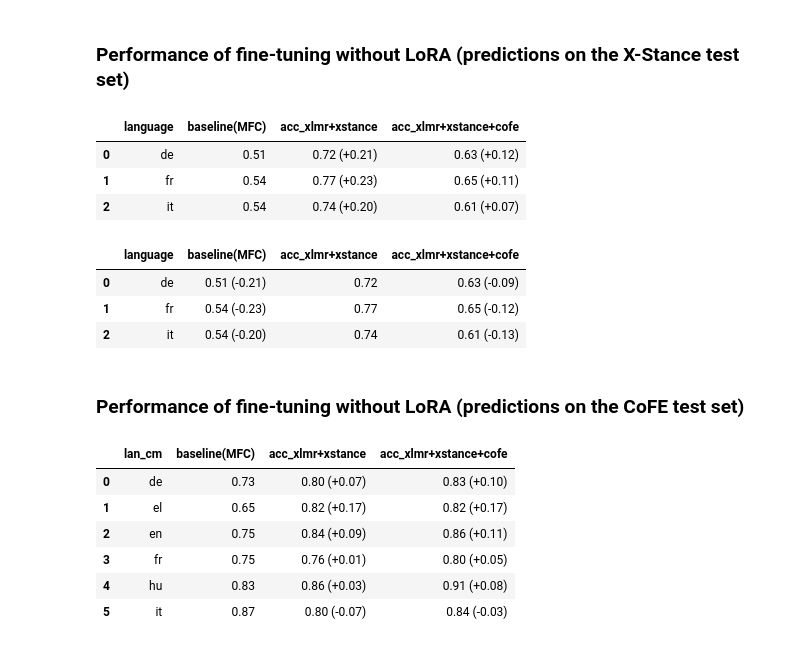
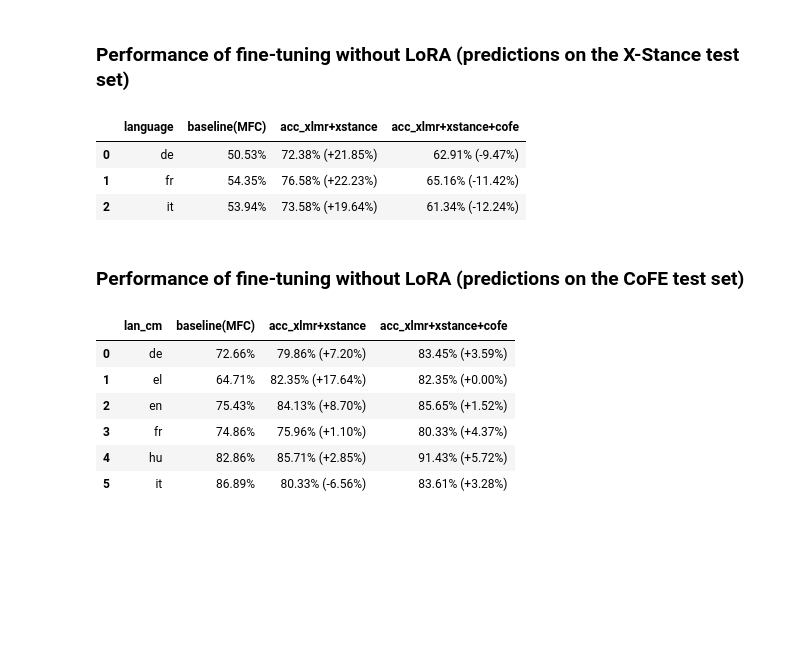
Before and after one commit to NazaninShafiabadi/StanceDetection, a Jupyter notebook: analysis/CoFE.ipynb, the cells around one changed output. Saved outputs shown, nothing was run; the diff lists cells and outputs as text; code cells hidden in the pictures; blank space fills up the shorter version.

```diff
--- a/analysis/CoFE.ipynb
+++ b/analysis/CoFE.ipynb
@@ -102,19 +102,12 @@ all_acc = reduce(lambda left, right: pd.merge(left, right, on='language'), [
     xlmr_xstance_cofe_acc.rename(columns={'accuracy': 'acc_xlmr+xstance+cofe'})
 ])
 
-add_accuracy_diff(all_acc, 'baseline(MFC)')
+add_accuracy_diff(all_acc, 'baseline(MFC)', diff_mode='previous')
 # %% [output]
 |  | language | baseline(MFC) | acc_xlmr+xstance | acc_xlmr+xstance+cofe |
-| 0 | de | 0.51 | 0.72 (+0.21) | 0.63 (+0.12) |
-| 1 | fr | 0.54 | 0.77 (+0.23) | 0.65 (+0.11) |
-| 2 | it | 0.54 | 0.74 (+0.20) | 0.61 (+0.07) |
+| 0 | de | 50.53% | 72.38% (+21.85%) | 62.91% (-9.47%) |
+| 1 | fr | 54.35% | 76.58% (+22.23%) | 65.16% (-11.42%) |
+| 2 | it | 53.94% | 73.58% (+19.64%) | 61.34% (-12.24%) |
-# %%
-add_accuracy_diff(all_acc, 'acc_xlmr+xstance')
-# %% [output]
-|  | language | baseline(MFC) | acc_xlmr+xstance | acc_xlmr+xstance+cofe |
-| 0 | de | 0.51 (-0.21) | 0.72 | 0.63 (-0.09) |
-| 1 | fr | 0.54 (-0.23) | 0.77 | 0.65 (-0.12) |
-| 2 | it | 0.54 (-0.20) | 0.74 | 0.61 (-0.13) |
 # %% [markdown]
 ### Performance of fine-tuning without LoRA (predictions on the CoFE test set)
 # %%
@@ -129,21 +122,21 @@ xlmr_xstance_cofe_acc = compute_accuracy(xlmr_xstance_cofe_preds, 'label', 'pred
 # %%
 # All accuracies combined
 
 all_acc = reduce(lambda left, right: pd.merge(left, right, on='lan_cm'), [
     baseline_acc.rename(columns={'accuracy': 'baseline(MFC)'}),
     xlmr_xstance_acc.rename(columns={'accuracy': 'acc_xlmr+xstance'}),
     xlmr_xstance_cofe_acc.rename(columns={'accuracy': 'acc_xlmr+xstance+cofe'})
 ])
 
-add_accuracy_diff(all_acc, 'baseline(MFC)')
+add_accuracy_diff(all_acc, 'baseline(MFC)', diff_mode='previous')
 # %% [output]
 |  | lan_cm | baseline(MFC) | acc_xlmr+xstance | acc_xlmr+xstance+cofe |
-| 0 | de | 0.73 | 0.80 (+0.07) | 0.83 (+0.10) |
-| 1 | el | 0.65 | 0.82 (+0.17) | 0.82 (+0.17) |
-| 2 | en | 0.75 | 0.84 (+0.09) | 0.86 (+0.11) |
-| 3 | fr | 0.75 | 0.76 (+0.01) | 0.80 (+0.05) |
-| 4 | hu | 0.83 | 0.86 (+0.03) | 0.91 (+0.08) |
-| 5 | it | 0.87 | 0.80 (-0.07) | 0.84 (-0.03) |
+| 0 | de | 72.66% | 79.86% (+7.20%) | 83.45% (+3.59%) |
+| 1 | el | 64.71% | 82.35% (+17.64%) | 82.35% (+0.00%) |
+| 2 | en | 75.43% | 84.13% (+8.70%) | 85.65% (+1.52%) |
+| 3 | fr | 74.86% | 75.96% (+1.10%) | 80.33% (+4.37%) |
+| 4 | hu | 82.86% | 85.71% (+2.85%) | 91.43% (+5.72%) |
+| 5 | it | 86.89% | 80.33% (-6.56%) | 83.61% (+3.28%) |
 # %%
 add_accuracy_diff(all_acc, 'acc_xlmr+xstance')
 # %% [output]
```
Also changed, not shown: parts of 3 cells of this notebook, 3 other files.
